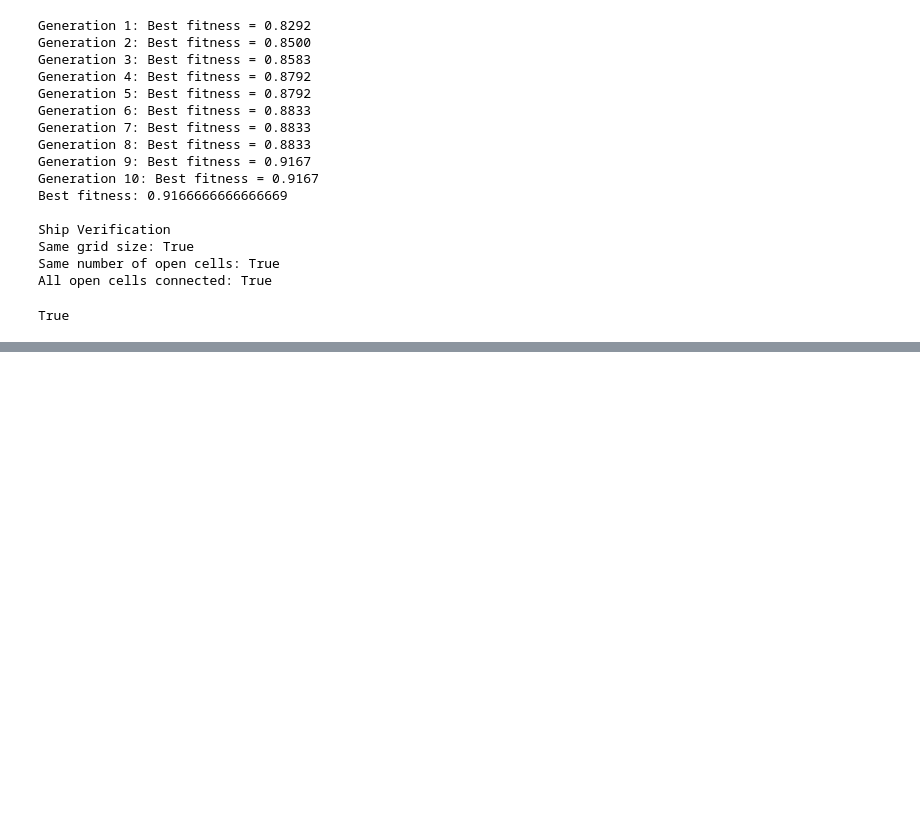
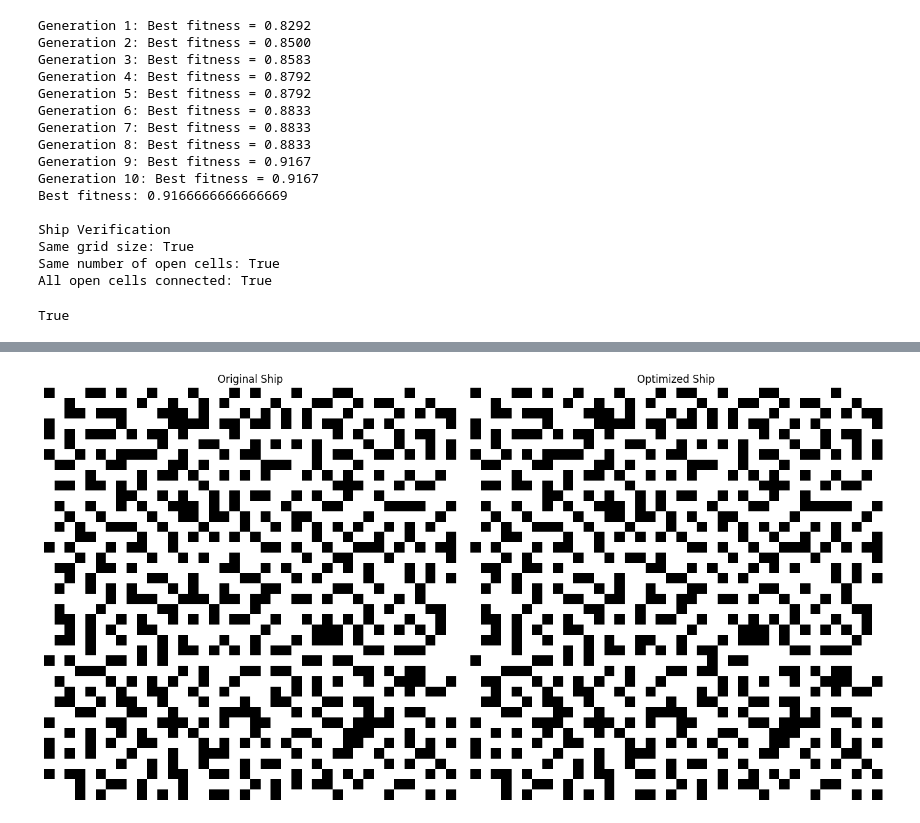
Before and after one commit to taotaokt/CS440, a Jupyter notebook: CS440-Project01/project1.ipynb, the cells around one changed output, grey strips where cells are left out. Drawn from its saved outputs; the diff is of its cells as text; code cells hidden in the pictures; blank space fills up the shorter version.

```diff
--- a/CS440-Project01/project1.ipynb
+++ b/CS440-Project01/project1.ipynb
@@ -913,0 +947,29 @@ Saved ship layout to pictures/optimized_ship.csv
+# %%
+import matplotlib.pyplot as plt
+
+fig, axes = plt.subplots(1, 2, figsize=(14, 7))
+
+axes[0].imshow(
+    original_grid,
+    cmap="gray",
+    interpolation="nearest",
+    vmin=0,
+    vmax=1
+)
+axes[0].set_title("Original Ship")
+axes[0].axis("off")
+
+axes[1].imshow(
+    best_ship,
+    cmap="gray",
+    interpolation="nearest",
+    vmin=0,
+    vmax=1
+)
+axes[1].set_title("Optimized Ship")
+axes[1].axis("off")
+
+plt.tight_layout()
+plt.show()
+# %% [output]
+[figure, added]
```
Also changed, not shown: parts of 5 cells of this notebook, 5 other files.
